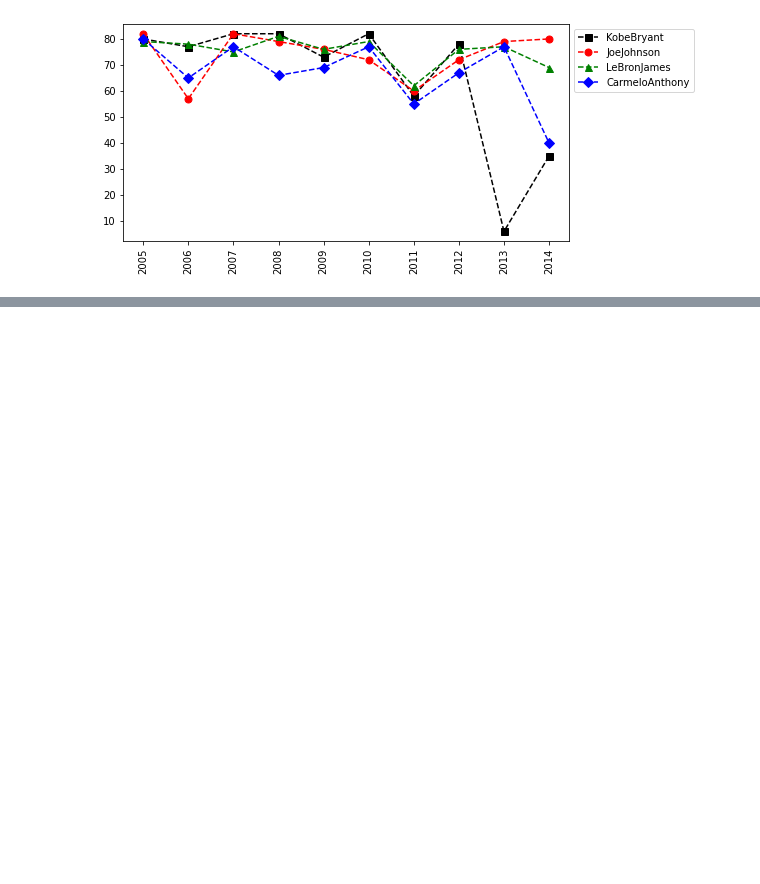
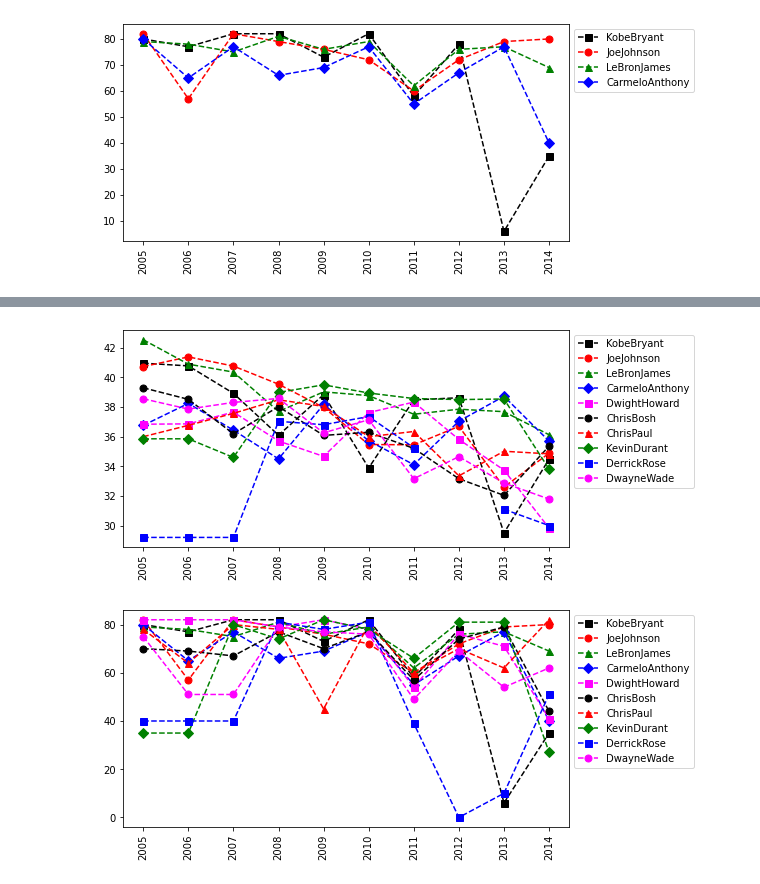
Before and after one commit to shreyas1104/Python-for-Data-Science, a Jupyter notebook: Matrices/Basketball Dataset and Matrices.ipynb, the cells around one changed output, grey strips where cells are left out. Saved outputs shown, nothing was run; the diff lists cells and outputs as text; code cells hidden in the pictures; blank space fills up the shorter version.

```diff
--- a/Matrices/Basketball Dataset and Matrices.ipynb
+++ b/Matrices/Basketball Dataset and Matrices.ipynb
@@ -488,0 +512,7 @@ KeyError: 'DwightHoward'
+# %%
+#Interesting Observations
+myplot(MinutesPlayed / Games)
+myplot(Games)
+# %% [output]
+[figure, added]
+[figure, added]
```
Also changed, not shown: parts of 8 cells of this notebook, 10 other files.
